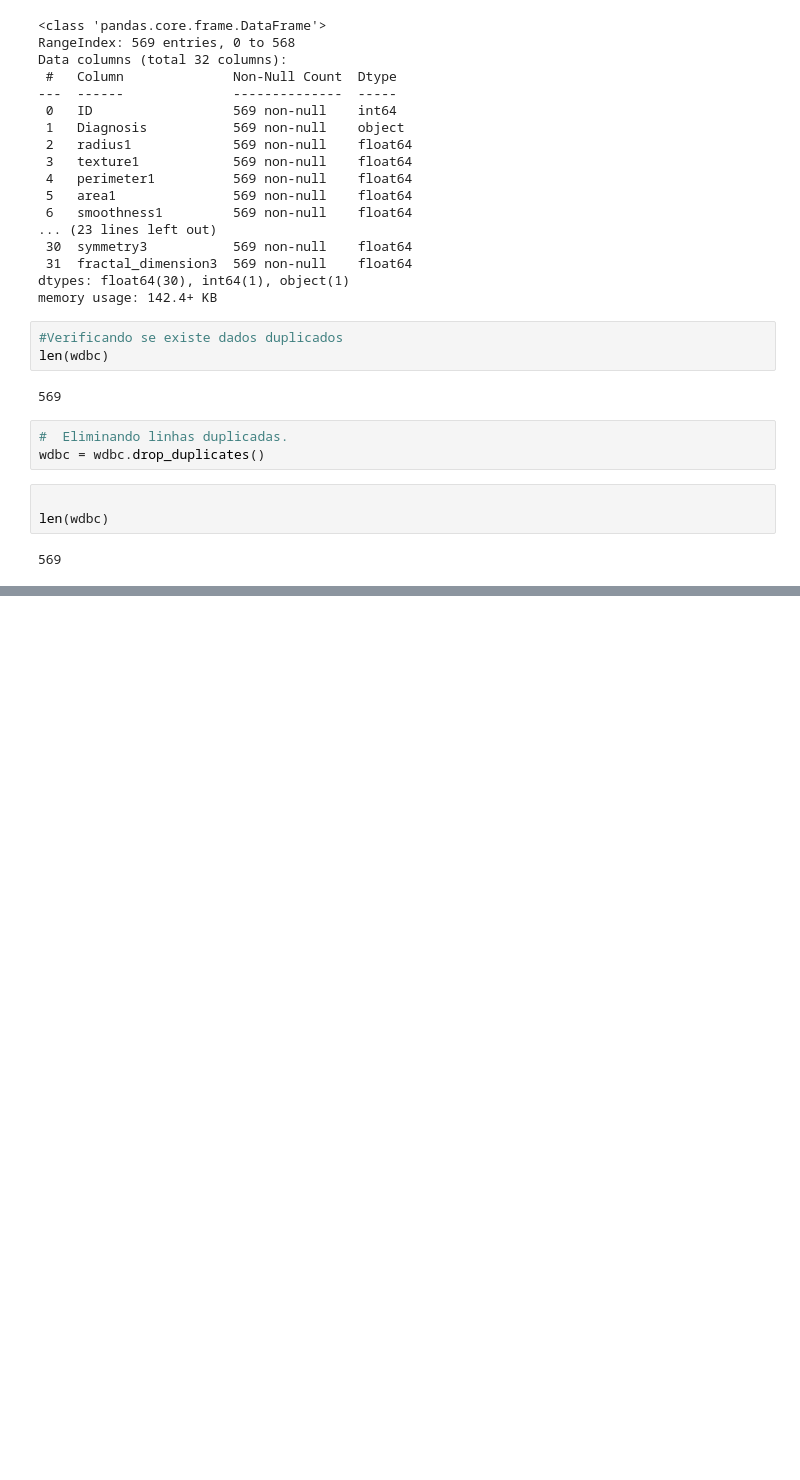
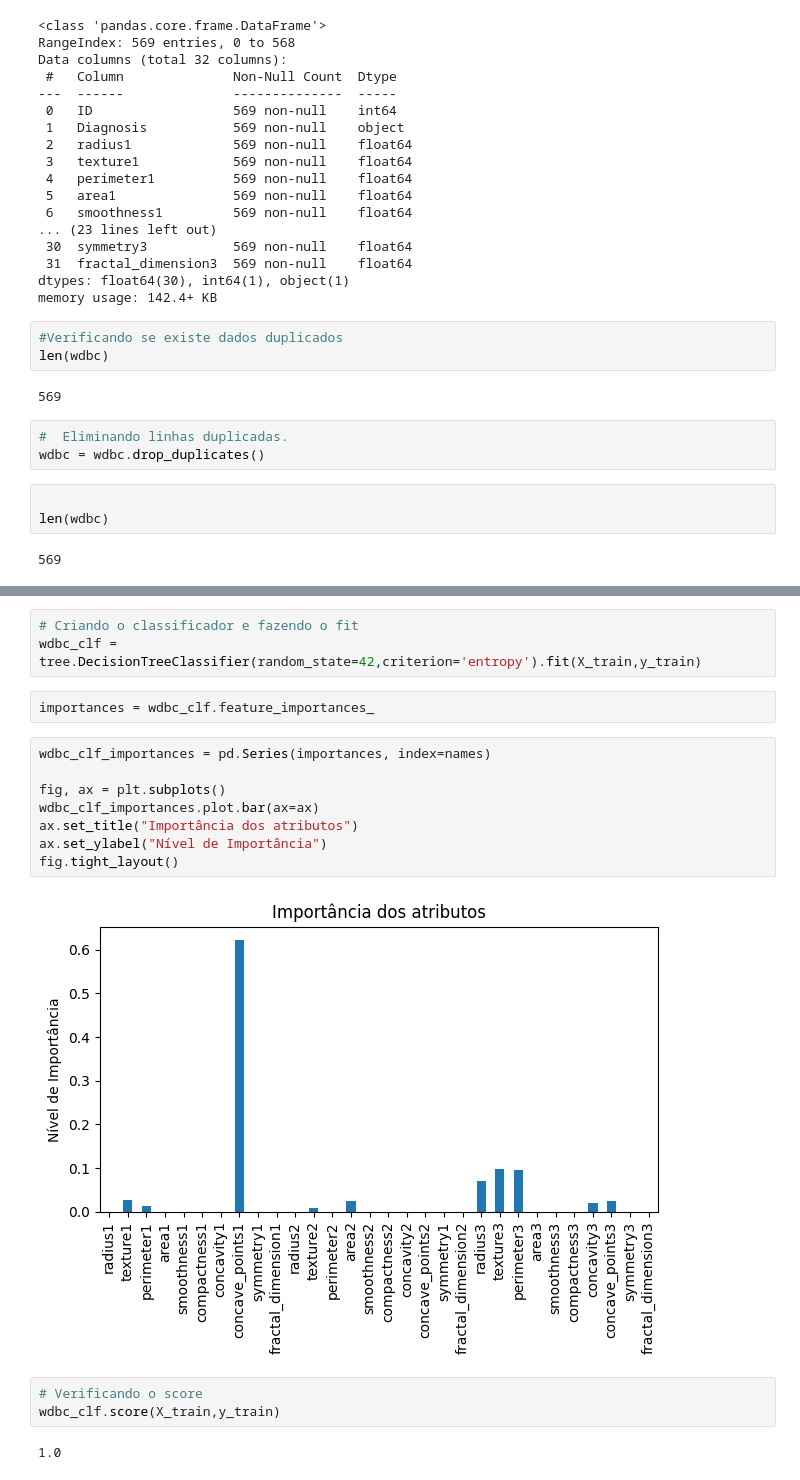
Before and after one commit to leydsonbarros/machinelearning-breastcancer, a Jupyter notebook: breastcancerwisconsin.ipynb, the cells around one changed output, grey strips where cells are left out. Cells and saved outputs as stored; diff of their text form; blank space fills up the shorter version.

```diff
--- a/breastcancerwisconsin.ipynb
+++ b/breastcancerwisconsin.ipynb
@@ -93,0 +227,20 @@ len(wdbc)
+# %%
+# Criando o classificador e fazendo o fit
+wdbc_clf = tree.DecisionTreeClassifier(random_state=42,criterion='entropy').fit(X_train,y_train)
+# %%
+importances = wdbc_clf.feature_importances_
+# %%
+wdbc_clf_importances = pd.Series(importances, index=names)
+
+fig, ax = plt.subplots()
+wdbc_clf_importances.plot.bar(ax=ax)
+ax.set_title("Importância dos atributos")
+ax.set_ylabel("Nível de Importância")
+fig.tight_layout()
+# %% [output]
+[figure, added]
+# %%
+# Verificando o score
+wdbc_clf.score(X_train,y_train)
+# %% [output]
+1.0
```
Also changed, not shown: parts of 54 cells of this notebook.
